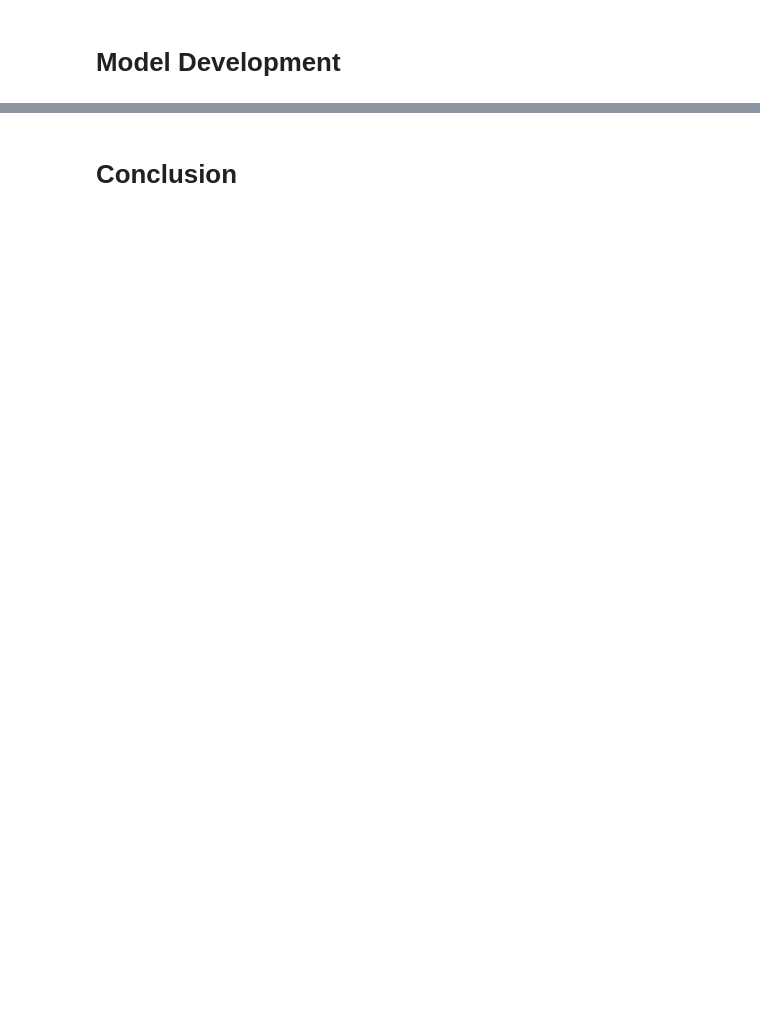
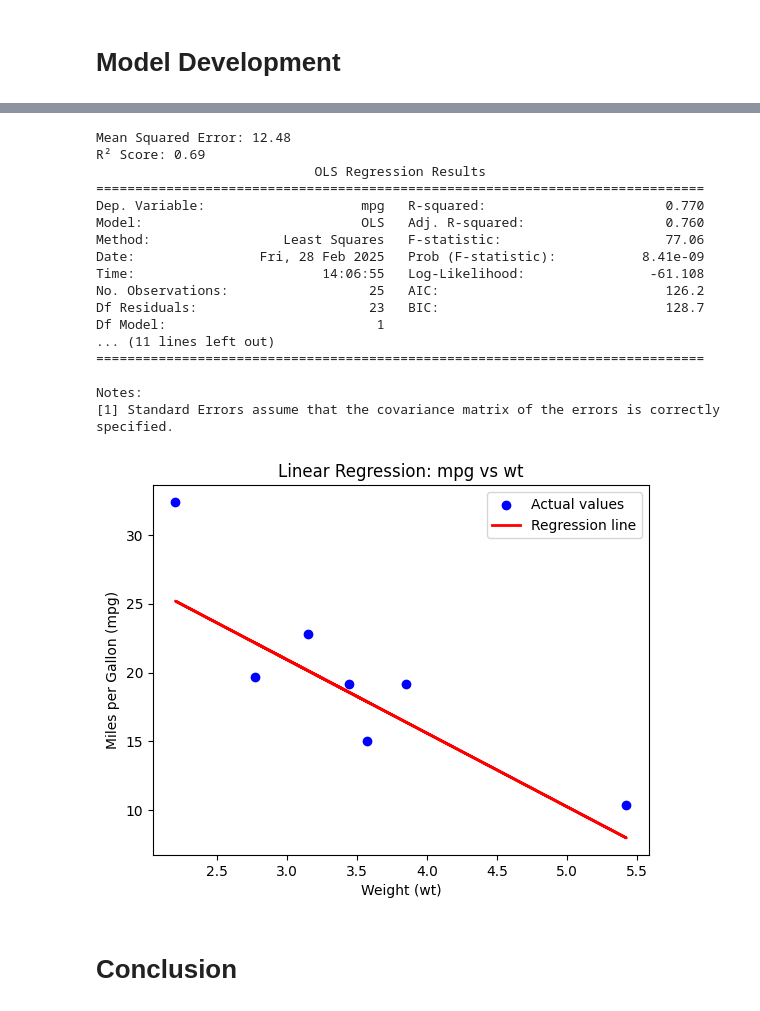
Before and after one commit to JebinAbraham/Linear-Regression-WineQuality-Dataset, a Jupyter notebook: Linear-Regression.ipynb, the cells around one changed output, grey strips where cells are left out. Cells and saved outputs as stored; diff of their text form; code cells hidden in the pictures; blank space fills up the shorter version.

Commit message:
Regression Complete

```diff
--- a/Linear-Regression.ipynb
+++ b/Linear-Regression.ipynb
@@ -273,2 +286,63 @@ dtype: object
+# %%
+import pandas as pd
+import numpy as np
+import statsmodels.api as sm
+import matplotlib.pyplot as plt
+from sklearn.model_selection import train_test_split
+from sklearn.linear_model import LinearRegression
+from sklearn.metrics import mean_squared_error, r2_score
+# Select independent and dependent variables
+X = df[['wt']]  # Independent variable
+y = df['mpg']   # Dependent variable
+
+# Split the data into training and test sets (80-20 split)
+X_train, X_test, y_train, y_test = train_test_split(X, y, test_size=0.2, random_state=42)
+
+# Initialize and train the linear regression model
+model = LinearRegression()
+model.fit(X_train, y_train)
+
+# Predict values
+y_pred = model.predict(X_test)
+
+# Model evaluation
+mse = mean_squared_error(y_test, y_pred)
+r2 = r2_score(y_test, y_pred)
+# %%
+print(f"Mean Squared Error: {mse:.2f}")
+print(f"R² Score: {r2:.2f}")
+
+# **Using statsmodels for detailed summary**
+X_train_sm = sm.add_constant(X_train)  # Adding constant for intercept
+ols_model = sm.OLS(y_train, X_train_sm).fit()
+print(ols_model.summary())
+
+# **Plot regression line**
+plt.scatter(X_test, y_test, color='blue', label='Actual values')
+plt.plot(X_test, y_pred, color='red', linewidth=2, label='Regression line')
+plt.xlabel("Weight (wt)")
+plt.ylabel("Miles per Gallon (mpg)")
+plt.title("Linear Regression: mpg vs wt")
+plt.legend()
+plt.show()
+# %% [output]
+Mean Squared Error: 12.48
+R² Score: 0.69
+                            OLS Regression Results
+==============================================================================
+Dep. Variable:                    mpg   R-squared:                       0.770
+Model:                            OLS   Adj. R-squared:                  0.760
+Method:                 Least Squares   F-statistic:                     77.06
+Date:                Fri, 28 Feb 2025   Prob (F-statistic):           8.41e-09
+Time:                        14:06:55   Log-Likelihood:                -61.108
+No. Observations:                  25   AIC:                             126.2
+Df Residuals:                      23   BIC:                             128.7
+Df Model:                           1
+... (11 lines left out)
+==============================================================================
+
+Notes:
+[1] Standard Errors assume that the covariance matrix of the errors is correctly specified.
+[figure, added]
 # %% [markdown]
 # Conclusion
```
Also changed, not shown: parts of 14 cells of this notebook.
